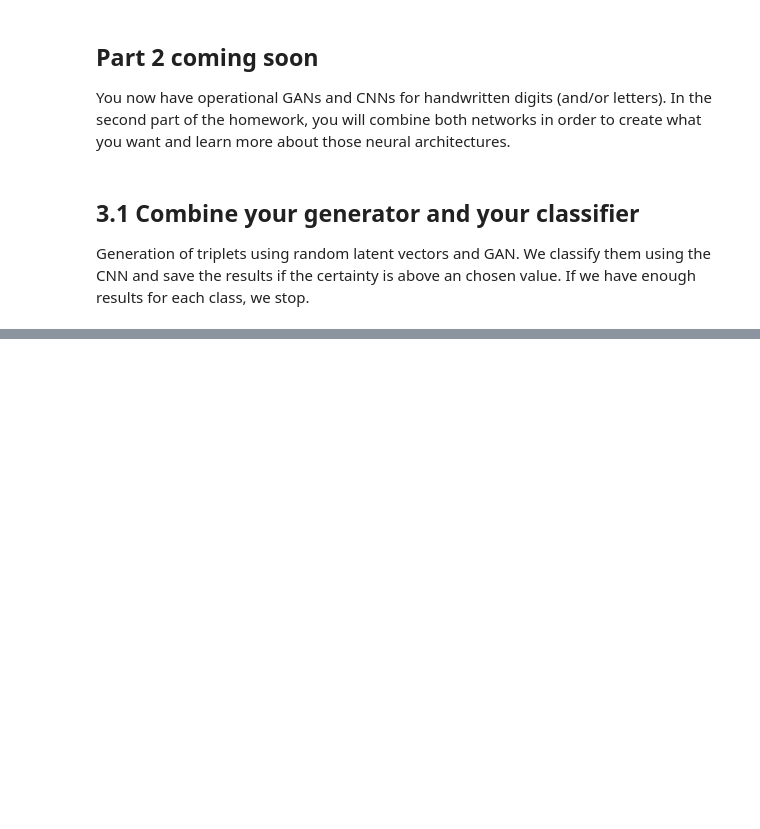
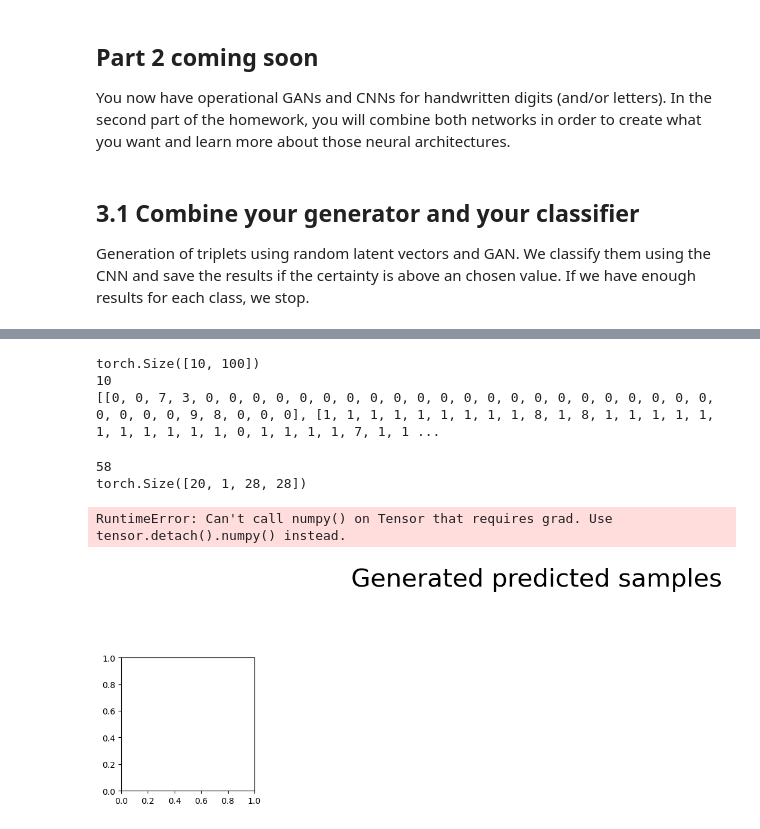
Before and after one commit to GiovanniFaldani/AlgorithmsInDataScience-Homework, a Jupyter notebook: HW3 - GAN and CNN part 1 - v2.ipynb, the cells around one changed output, grey strips where cells are left out. Cells and saved outputs as stored; diff of their text form; code cells hidden in the pictures; blank space fills up the shorter version.

```diff
--- a/HW3 - GAN and CNN part 1 - v2.ipynb
+++ b/HW3 - GAN and CNN part 1 - v2.ipynb
@@ -1165,10 +1271,46 @@ print(average_norms)
 # %%
-dist_per_label = [] * 10
-mdm_predictions = [] * 10
+dist_per_label = []
+mdm_predictions = [None] * 10
+average_real_tensor = torch.rand(0)
+
+
+for j in range(10):
+    average_real_tensor = torch.cat([average_real_tensor, average_tensor[j].view(1, 100)], 0)
+
+print(average_real_tensor.size())
+for i in range(10):
+    dist_per_label.append([])
+    dist_per_label[i].append(torch.cdist(new_tensor[i], average_real_tensor))
 
 for i in range(10):
-    for j in range(10):
-        dist_per_label[i].append(dtorch.cdist(new_tensor[i], average_tensor[j]))
+    mdm_predictions[i] = torch.argmin(dist_per_label[i][0], dim=1, keepdim=True)
+    mdm_predictions[i] = mdm_predictions[i].reshape(1, -1)
+    mdm_predictions[i] = mdm_predictions[i][0].tolist()
 
-for i in range(10):
-    mdm_predictions.append(torch.argmin(dist_per_label[i], dim=1, keepdim=True))
+print(len(mdm_predictions))
+print(mdm_predictions)
+# %% [output]
+torch.Size([10, 100])
+10
+[[0, 0, 7, 3, 0, 0, 0, 0, 0, 0, 0, 0, 0, 0, 0, 0, 0, 0, 0, 0, 0, 0, 0, 0, 0, 0, 0, 0, 0, 0, 9, 8, 0, 0, 0], [1, 1, 1, 1, 1, 1, 1, 1, 1, 8, 1, 8, 1, 1, 1, 1, 1, 1, 1, 1, 1, 1, 1, 0, 1, 1, 1, 1, 7, 1, 1 ...
+# %%
+#new_images, new_tensor, new_certanties
+image_for_reference = torch.rand(0)
+
+print(len(new_images[8]))
+
+for i in range(20):
+    image_to_add = new_images[8][i].view(1, 1, 28, 28)
+    image_for_reference = torch.cat([image_for_reference, image_to_add], 0)
+
+print(image_for_reference.size())
+
+labels = [8] * 15
+labels_tensor = torch.FloatTensor(labels)
+
+showImages(image_for_reference, generated=True, predicted=True, predicted_labels=labels_tensor)
+# %% [output]
+58
+torch.Size([20, 1, 28, 28])
+RuntimeError: Can't call numpy() on Tensor that requires grad. Use tensor.detach().numpy() instead.
+[figure, added]
```
Also changed, not shown: parts of 5 cells of this notebook.
